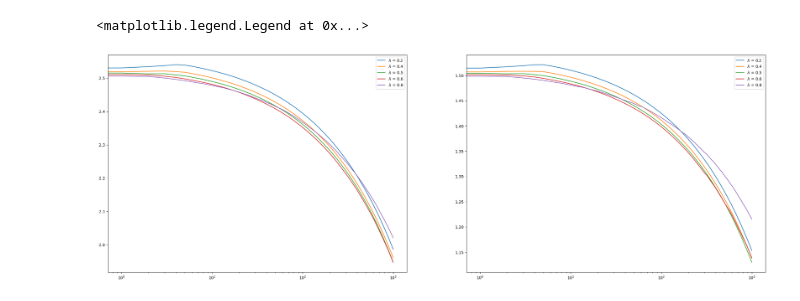
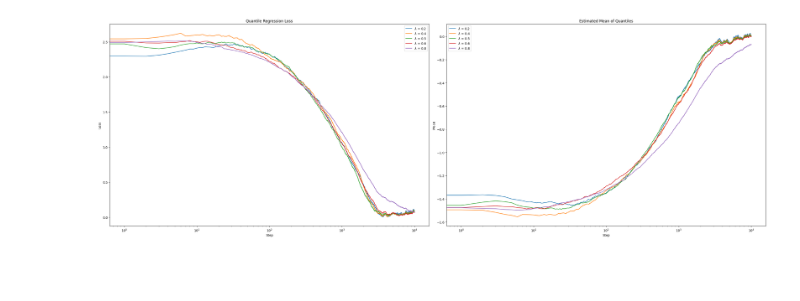
Before and after one commit to Isak-Petrin/distributional_RL_python, a Jupyter notebook: Welcome_to_Colab.ipynb, the cells around one changed output. Drawn from its saved outputs; the diff is of its cells as text; code cells hidden in the pictures; blank space fills up the shorter version.

```diff
--- a/Welcome_to_Colab.ipynb
+++ b/Welcome_to_Colab.ipynb
@@ -142,11 +142,11 @@ class QRTDlAgent:
                 if self.get_ds(t = k) == True:
                     return target
             return target + self.get_theta(xb) * self.gamma**h
-step = 100000
+step = 500000
 gamma = 1
-alpha = 0.1
+alpha = 0.05
 length = 8
-bootstrap = False
+bootstrap = True
 s = np.random.normal(size=step) * gamma**(length-1)
 m = 3
 taus = [(2*i - 1) / (2*m) for i in range(1,m+1)]
@@ -161,7 +161,7 @@ agent4 = QRTDlAgent(m = m,obs_space=length,l = .6 ,gamma = gamma, alpha = alpha,
 agent5 = QRTDlAgent(m = m,obs_space=length,l = .8 ,gamma = gamma, alpha = alpha, x0 = x0, bootstrap=bootstrap)
 
 
-agent_lst = [agent1,agent2]
+agent_lst = [agent1,agent2,agent3,agent4,agent5]
 
 loss_lst = {agent: [] for agent in agent_lst}
 mean_lst = {agent: [] for agent in agent_lst}
@@ -185,32 +185,31 @@ for episode in tqdm(range(step)):
 
     for agent in agent_lst:
       est = agent.get_theta(x = 0)
       u = emp-est
       rho = u * (taus - (u < 0))
       total_loss = np.sum(rho)
       loss_lst[agent].append(total_loss)
       mean_lst[agent].append(agent.get_mean(x = 0))
 
 for agent in agent_lst:
     axs[0].plot(range(step), loss_lst[agent], label=f'$\lambda$ = {agent.l}')
     axs[1].plot(range(step), mean_lst[agent], label=f'$\lambda$ = {agent.l}')
 
 axs[0].set_xscale('log')
 axs[1].set_xscale('log')
 
 axs[0].set_title('Quantile Regression Loss')
 axs[1].set_title('Estimated Mean of Quantiles')
 
 axs[0].set_xlabel('Step')
 axs[1].set_xlabel('Step')
 axs[0].set_ylabel('Loss')
 axs[1].set_ylabel('Mean')
 
 axs[0].legend()
 axs[1].legend()
 
 plt.tight_layout()
 plt.show()
 # %% [output]
-<matplotlib.legend.Legend at 0x...>
-[figure, old version]
+[figure, new version]
```
